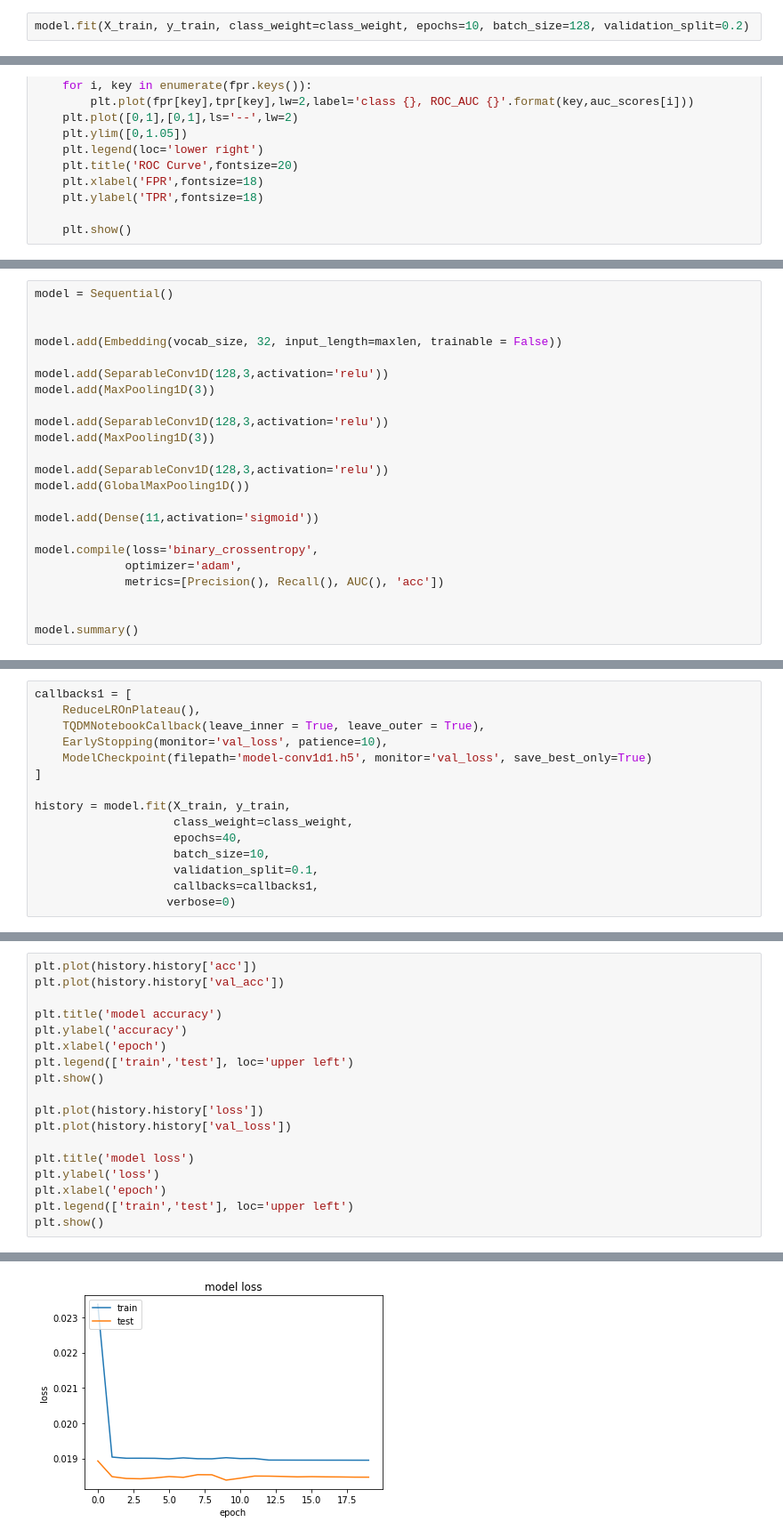
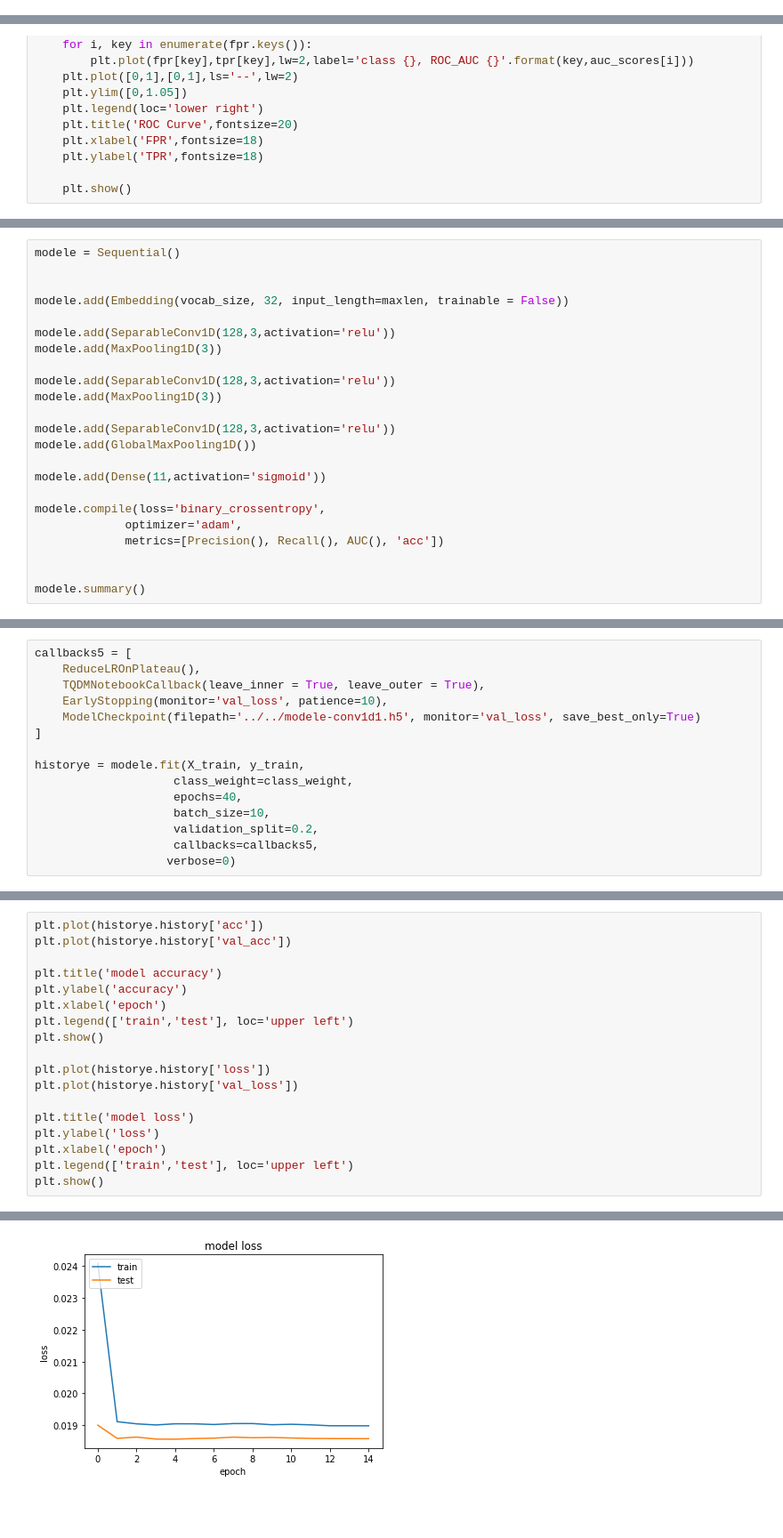
Before and after one commit to SWelbeck/NLP_genre_classification, a Jupyter notebook: Notebooks/Neural_Nets.ipynb, the cells around one changed output, grey strips where cells are left out. Shown at 89% size. Drawn from its saved outputs; the diff is of its cells as text; blank space fills up the shorter version.

```diff
--- a/Notebooks/Neural_Nets.ipynb
+++ b/Notebooks/Neural_Nets.ipynb
@@ -525,2 +648,0 @@ model.compile(loss='binary_crossentropy',
-# %%
-model.fit(X_train, y_train, class_weight=class_weight, epochs=10, batch_size=128, validation_split=0.2)
@@ -751,24 +797,24 @@ def plot_roc(model,y_bin,X):
 # %%
-model = Sequential()
+modele = Sequential()
 
 
-model.add(Embedding(vocab_size, 32, input_length=maxlen, trainable = False))
+modele.add(Embedding(vocab_size, 32, input_length=maxlen, trainable = False))
 
-model.add(SeparableConv1D(128,3,activation='relu'))
-model.add(MaxPooling1D(3))
+modele.add(SeparableConv1D(128,3,activation='relu'))
+modele.add(MaxPooling1D(3))
 
-model.add(SeparableConv1D(128,3,activation='relu'))
-model.add(MaxPooling1D(3))
+modele.add(SeparableConv1D(128,3,activation='relu'))
+modele.add(MaxPooling1D(3))
 
-model.add(SeparableConv1D(128,3,activation='relu'))
-model.add(GlobalMaxPooling1D())
+modele.add(SeparableConv1D(128,3,activation='relu'))
+modele.add(GlobalMaxPooling1D())
 
-model.add(Dense(11,activation='sigmoid'))
+modele.add(Dense(11,activation='sigmoid'))
 
-model.compile(loss='binary_crossentropy',
+modele.compile(loss='binary_crossentropy',
              optimizer='adam',
              metrics=[Precision(), Recall(), AUC(), 'acc'])
 
 
-model.summary()
+modele.summary()
 # %% [output]
@@ -791,17 +837,17 @@ Non-trainable params: 2,874,624
 _________________________________________________________________
 # %%
-callbacks1 = [
+callbacks5 = [
     ReduceLROnPlateau(),
     TQDMNotebookCallback(leave_inner = True, leave_outer = True),
     EarlyStopping(monitor='val_loss', patience=10),
-    ModelCheckpoint(filepath='model-conv1d1.h5', monitor='val_loss', save_best_only=True)
+    ModelCheckpoint(filepath='../../modele-conv1d1.h5', monitor='val_loss', save_best_only=True)
 ]
 
-history = model.fit(X_train, y_train,
+historye = modele.fit(X_train, y_train,
                     class_weight=class_weight,
                     epochs=40,
                     batch_size=10,
-                    validation_split=0.1,
-                    callbacks=callbacks1,
+                    validation_split=0.2,
+                    callbacks=callbacks5,
                    verbose=0)
 # %%
@@ -819,6 +865,6 @@ y_pred = model.predict(X_test)
 # %%
-plt.plot(history.history['acc'])
-plt.plot(history.history['val_acc'])
+plt.plot(historye.history['acc'])
+plt.plot(historye.history['val_acc'])
 
 plt.title('model accuracy')
 plt.ylabel('accuracy')
@@ -826,8 +872,8 @@ plt.xlabel('epoch')
 plt.legend(['train','test'], loc='upper left')
 plt.show()
 
-plt.plot(history.history['loss'])
-plt.plot(history.history['val_loss'])
+plt.plot(historye.history['loss'])
+plt.plot(historye.history['val_loss'])
 
 plt.title('model loss')
 plt.ylabel('loss')
@@ -839 +885 @@ plt.show()
-[figure, old version]
+[figure, new version]
```
Also changed, not shown: parts of 88 cells of this notebook, 1 other file.
